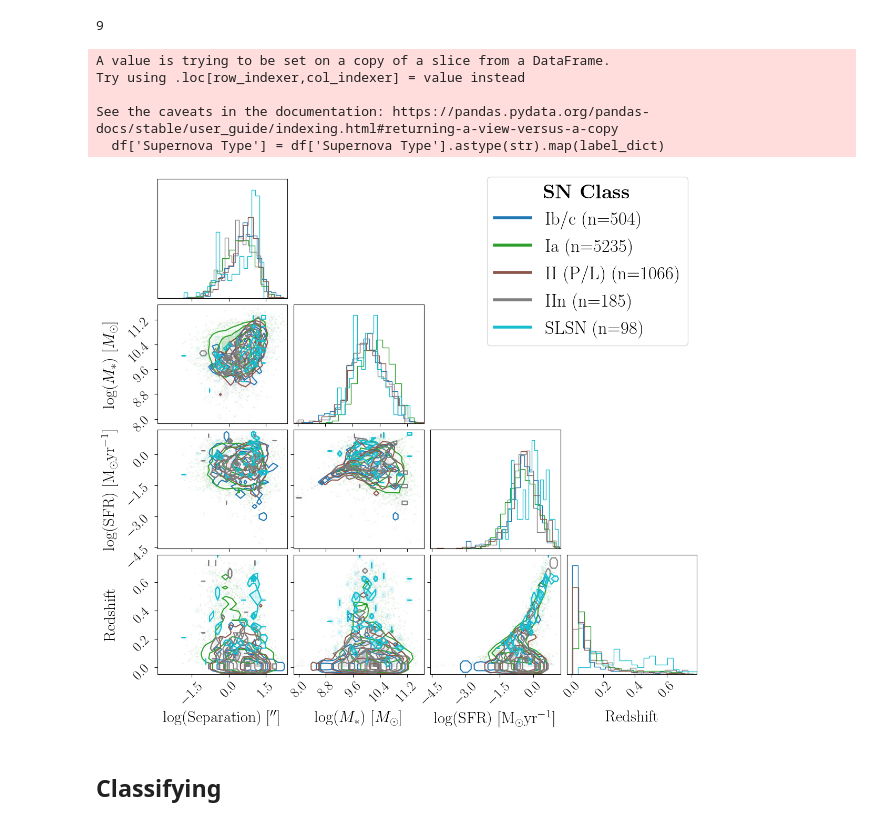
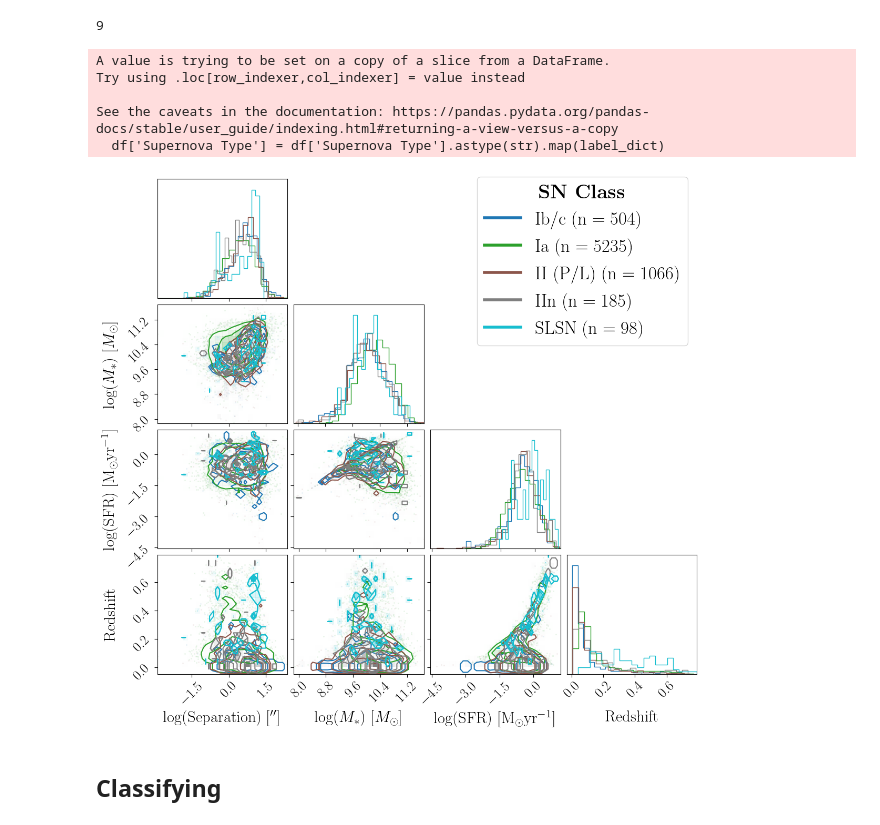
Before and after one commit to Adam-Boesky/astro_SPLASH, a Jupyter notebook: Final_Paper/final_classifying.ipynb, the cells around one changed output. Drawn from its saved outputs; the diff is of its cells as text; code cells hidden in the pictures.

```diff
--- a/Final_Paper/final_classifying.ipynb
+++ b/Final_Paper/final_classifying.ipynb
@@ -178,5 +178,5 @@ NameError: name 'zou_all_photo' is not defined
 # %%
-from SPLASH.pipeline2 import Splash_Pipeline
+from SPLASH.pipeline import Splash_Pipeline
 pipeline = Splash_Pipeline()
 
 # import importlib
@@ -189,7 +189,7 @@ pipeline = Splash_Pipeline()
 # # zou_all_photo = np.log10(zou_all_photo)
 # # zou_all_photo_norm, _, _, zou_all_photo_err_norm = normalize_arr(zou_all_photo, errors=zou_all_photo_err, mean=photo_mean, std=photo_std)
 # pipeline = SPLASH.pipeline.Splash_Pipeline(pipeline_version='full_band_no_photozs_zloss_grizy_weighted', pre_transformed=False, within_4sigma=False, nan_thresh_ratio=0.5)
-zou_props_pred = pipeline.infer_host_properties(zou_all_photo[:, :5], redshift=zou_props_true[:, -1], grizy_err=zou_all_photo_err[:, :5], n_resamples=50)[0]
+zou_props_pred = pipeline.infer_host_properties(grizy=zou_all_photo[:, :5], redshift=zou_props_true[:, -1], grizy_err=zou_all_photo_err[:, :5], n_resamples=50)[0]
 # %% [markdown]
 ## Classifying
 # %%
@@ -228,22 +232,22 @@ zou_X.shape, zou_X_true.shape, zou_classes.shape
 # %%
 # K fold confusion matrix
 binary_best_max_depth = 12
-kf = StratifiedKFold(random_state=22, shuffle=True)
+kf = StratifiedKFold(n_splits=20, random_state=22, shuffle=True)
 rf_classifier = RandomForestClassifier(n_estimators=1000, random_state=22)  #, max_depth=binary_best_max_depth)
 
 # Initialize a matrix to hold the summed confusion matrix
 cumulative_cm = np.array([[0, 0], [0, 0]])
 cumulative_cm_true = np.array([[0, 0], [0, 0]])
-cumulative_cm_equal_weights = np.array([[0, 0], [0, 0]])
-cumulative_cm_equal_weights_true = np.array([[0, 0], [0, 0]])
 
 # Initialize lists of the scores for the purity vs. completeness graphs
 y_tests = []
 y_proba = []
 y_tests_true = []
 y_proba_true = []
-f1_scores = []
+f1_scores = {'weighted': [], 'macro': []}
+f1_scores_true = {'weighted': [], 'macro': []}
 accuracies = []
+accuracies_true = []
 
 # Iterate over each fold
 for train_index, test_index in kf.split(zou_X, zou_classes):
@@ -281,10 +285,16 @@ for train_index, test_index in kf.split(zou_X, zou_classes):
     y_proba_true.append(y_pred_proba_true)
 
     # Get the f1 score
-    f1 = f1_score(y_test, y_pred, average='binary')  # Adjust the 'average' parameter as needed
+    for average in ['weighted', 'macro']:
+        f1 = f1_score(y_test, y_pred, average=average)  # Adjust the 'average' parameter as needed
+        f1_scores[average].append(f1)
     accuracy = accuracy_score(y_test, y_pred)
-    f1_scores.append(f1)
     accuracies.append(accuracy)
+    for average in ['weighted', 'macro']:
+        f1 = f1_score(y_true_test, y_true_pred, average=average)  # Adjust the 'average' parameter as needed
+        f1_scores_true[average].append(f1)
+    accuracy_true = accuracy_score(y_true_test, y_true_pred)
+    accuracies_true.append(accuracy_true)
 # %%
 # Concatenate the true labels and probabilities from each fold
 y_tests = np.concatenate(y_tests)
@@ -794,36 +968,36 @@ for i, (supernova_type, color) in enumerate(zip(df['Supernova Type'].unique(), c
         labels=axis_labels,
         label_kwargs=label_kwargs,
     )
 
     # Color the histograms on the diagonal
     for j in range(len(numeric_columns)):
         ax = corner_plot.axes[j + len(numeric_columns) * j]
         for patch in ax.patches:
             patch.set_facecolor(color)
 
 # Decrease the label padding
 for ax in fig.axes:
     ax.xaxis.labelpad = -50
     ax.yaxis.labelpad = -50
     ax.tick_params(axis='both', which='major', labelsize=19, length=4)
 
 # Customizing the plot appearance
 # mpl.rcParams["legend.facecolor"] = '#F0F0F0'
 # plt.subplots_adjust(right=0.85)
 # plt.tight_layout()
 
 # Adding a legend
-legend_elements = [plt.Line2D([0], [0], color=color, lw=4, label=supernova_type + f"     (n={len(df[df['Supernova Type'] == supernova_type])})") for supernova_type, color in zip(df['Supernova Type'].unique(), colors)]
+legend_elements = [plt.Line2D([0], [0], color=color, lw=4, label=supernova_type + rf"     ($\rm{{n}} = {len(df[df['Supernova Type'] == supernova_type])}$)") for supernova_type, color in zip(df['Supernova Type'].unique(), colors)]
 plt.legend(handles=legend_elements, fontsize='25', bbox_to_anchor=(1, 4.245), frameon=True, title=r'\textbf{SN Class}', title_fontsize='27', facecolor='white', loc='upper right')
-# plt.savefig('/Users/adamboesky/Research/ay98/Weird_Galaxies/Paper/Figures/pstar_sne_corner.pdf', format='pdf', bbox_inches='tight')
+plt.savefig('/Users/adamboesky/Research/ay98/Weird_Galaxies/Paper/Figures/pstar_sne_corner.pdf', format='pdf', bbox_inches='tight')
 plt.show()
 # %% [output]
 A value is trying to be set on a copy of a slice from a DataFrame.
 Try using .loc[row_indexer,col_indexer] = value instead
 
 See the caveats in the documentation: https://pandas.pydata.org/pandas-docs/stable/user_guide/indexing.html#returning-a-view-versus-a-copy
   df['Supernova Type'] = df['Supernova Type'].astype(str).map(label_dict)
-[figure, old version]
+[figure, new version]
 # %% [markdown]
 ## Classifying
 # %%
```
Also changed, not shown: parts of 19 cells of this notebook, 28 other files.
